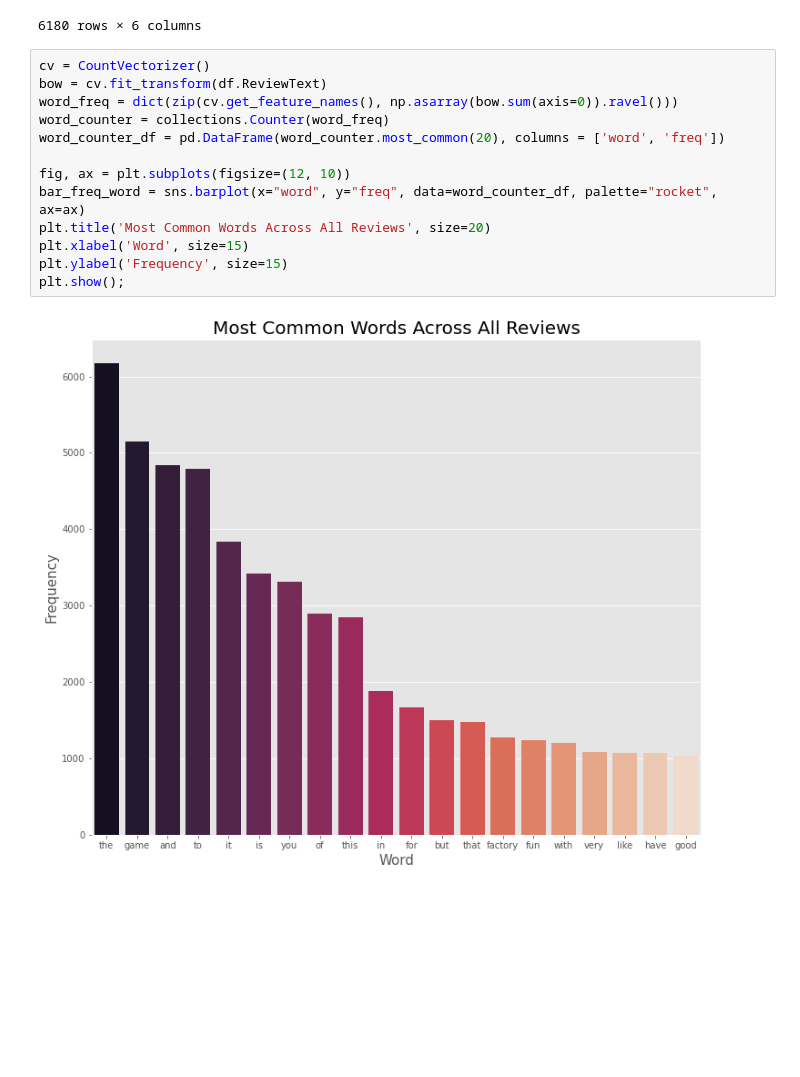
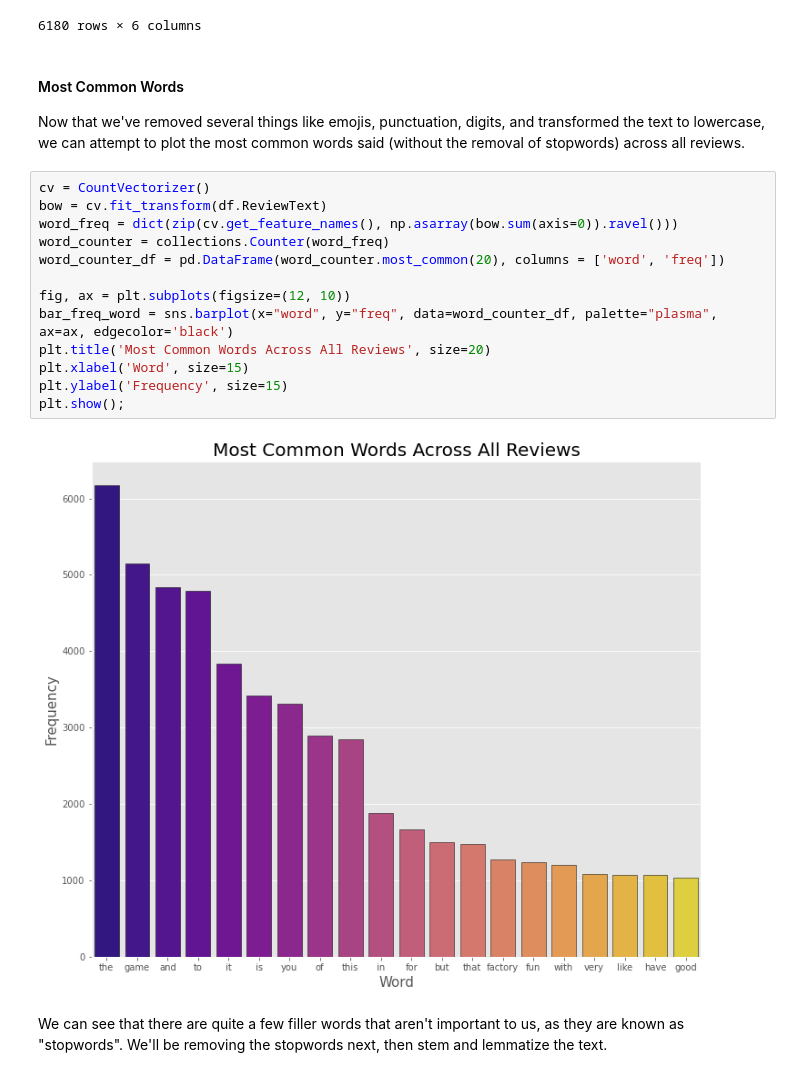
Before and after one commit to KatyaZeross/A-Satisfactory-Project, a Jupyter notebook: data-preprocessing.ipynb, the cells around one changed output. Cells and saved outputs as stored; diff of their text form; blank space fills up the shorter version.

Commit message:
took out stopwords and plotted most common words

```diff
--- a/data-preprocessing.ipynb
+++ b/data-preprocessing.ipynb
@@ -576,18 +579,24 @@ df
 | 6178 | this game tells me that i have to... | 57 | 143.8 | April 18 | 0 | 1 |
 | 6179 | my first impression in search of ... | 477 | 23.8 | April 18 | 0 | 1 |
 6180 rows × 6 columns
+# %% [markdown]
+#### Most Common Words
+
+Now that we've removed several things like emojis, punctuation, digits, and transformed the text to lowercase, we can attempt to plot the most common words said (without the removal of stopwords) across all reviews.
 # %%
 cv = CountVectorizer()
 bow = cv.fit_transform(df.ReviewText)
 word_freq = dict(zip(cv.get_feature_names(), np.asarray(bow.sum(axis=0)).ravel()))
 word_counter = collections.Counter(word_freq)
 word_counter_df = pd.DataFrame(word_counter.most_common(20), columns = ['word', 'freq'])
 
 fig, ax = plt.subplots(figsize=(12, 10))
-bar_freq_word = sns.barplot(x="word", y="freq", data=word_counter_df, palette="rocket", ax=ax)
+bar_freq_word = sns.barplot(x="word", y="freq", data=word_counter_df, palette="plasma", ax=ax, edgecolor='black')
 plt.title('Most Common Words Across All Reviews', size=20)
 plt.xlabel('Word', size=15)
 plt.ylabel('Frequency', size=15)
 plt.show();
 # %% [output]
-[figure, old version]
+[figure, new version]
+# %% [markdown]
+We can see that there are quite a few filler words that aren't important to us, as they are known as "stopwords". We'll be removing the stopwords next, then stem and lemmatize the text.
```
Also changed, not shown: parts of 12 cells of this notebook.
